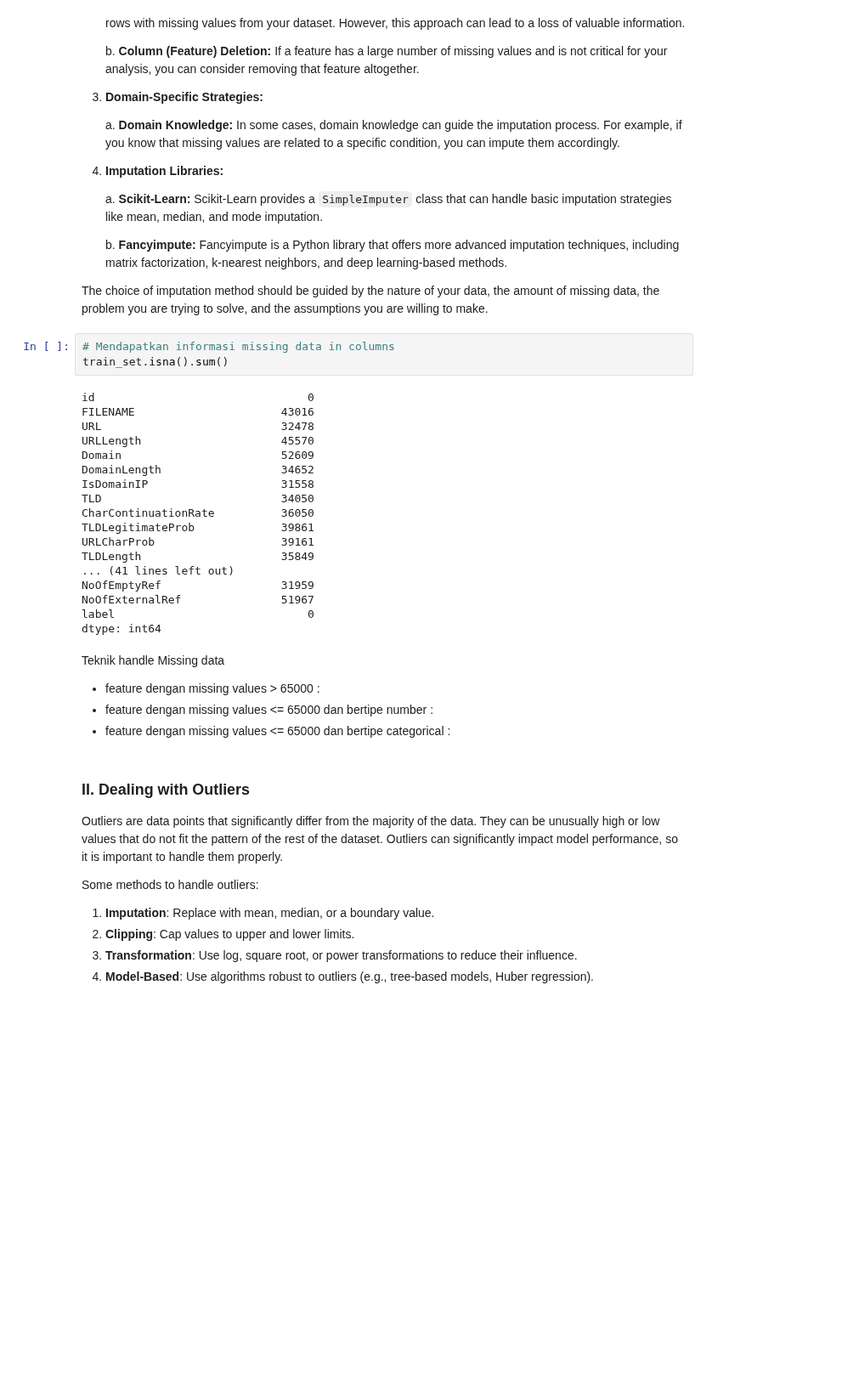
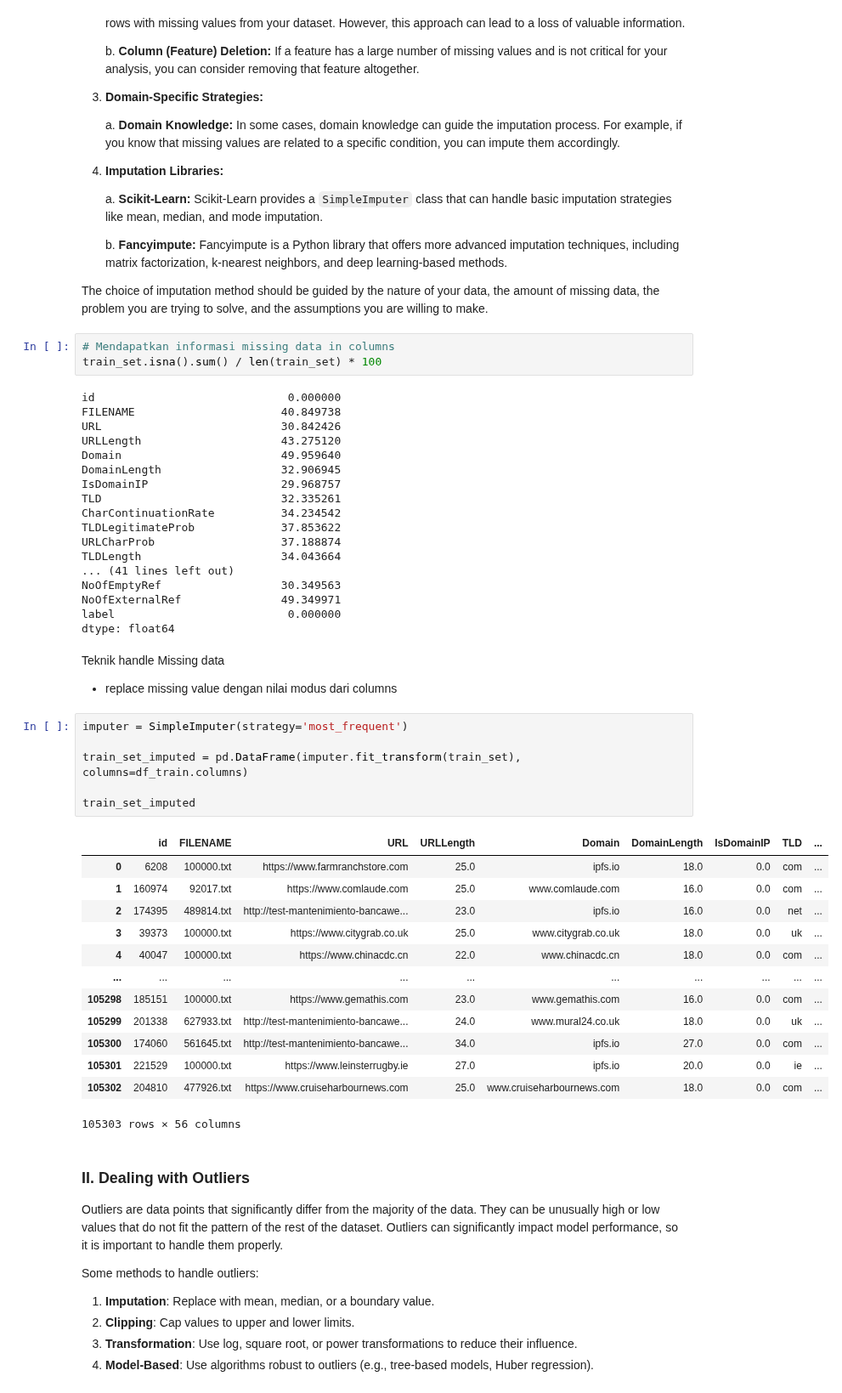
Before and after one commit to wNSYA/Tugas-Besar-2-IF3070-Implementasi-Algoritma-Pembelajaran-Mesin, a Jupyter notebook: src/IF3070_DAI___Tugas_Besar_2_Notebook_Template.ipynb, the cells around one changed output. Shown at 85% size. Drawn from its saved outputs; the diff is of its cells as text; blank space fills up the shorter version.

Commit message:
handle missing data

```diff
--- a/src/IF3070_DAI___Tugas_Besar_2_Notebook_Template.ipynb
+++ b/src/IF3070_DAI___Tugas_Besar_2_Notebook_Template.ipynb
@@ -98,30 +111,48 @@ Missing data can adversely affect the performance and accuracy of machine learni
 The choice of imputation method should be guided by the nature of your data, the amount of missing data, the problem you are trying to solve, and the assumptions you are willing to make.
 # %%
 # Mendapatkan informasi missing data in columns
-train_set.isna().sum()
+train_set.isna().sum() / len(train_set) * 100
 # %% [output]
-id                                0
-FILENAME                      43016
-URL                           32478
-URLLength                     45570
-Domain                        52609
-DomainLength                  34652
-IsDomainIP                    31558
-TLD                           34050
-CharContinuationRate          36050
-TLDLegitimateProb             39861
-URLCharProb                   39161
-TLDLength                     35849
+id                             0.000000
+FILENAME                      40.849738
+URL                           30.842426
+URLLength                     43.275120
+Domain                        49.959640
+DomainLength                  32.906945
+IsDomainIP                    29.968757
+TLD                           32.335261
+CharContinuationRate          34.234542
+TLDLegitimateProb             37.853622
+URLCharProb                   37.188874
+TLDLength                     34.043664
 ... (41 lines left out)
-NoOfEmptyRef                  31959
-NoOfExternalRef               51967
-label                             0
-dtype: int64
+NoOfEmptyRef                  30.349563
+NoOfExternalRef               49.349971
+label                          0.000000
+dtype: float64
-# %% [markdown]
-Teknik handle Missing data
-- feature dengan missing values > 65000 :
-- feature dengan missing values <= 65000 dan bertipe number :
-- feature dengan missing values <= 65000 dan bertipe categorical :
+# %% [markdown]
+Teknik handle Missing data
+- replace missing value dengan nilai modus dari columns
+# %%
+imputer = SimpleImputer(strategy='most_frequent')
+
+train_set_imputed = pd.DataFrame(imputer.fit_transform(train_set), columns=df_train.columns)
+
+train_set_imputed
+# %% [output]
+|  | id | FILENAME | URL | URLLength | Domain | DomainLength | IsDomainIP | TLD | ... |
+| 0 | 6208 | 100000.txt | https://www.farmranchstore.com | 25.0 | ipfs.io | 18.0 | 0.0 | com | ... |
+| 1 | 160974 | 92017.txt | https://www.comlaude.com | 25.0 | www.comlaude.com | 16.0 | 0.0 | com | ... |
+| 2 | 174395 | 489814.txt | http://test-mantenimiento-bancawe... | 23.0 | ipfs.io | 16.0 | 0.0 | net | ... |
+| 3 | 39373 | 100000.txt | https://www.citygrab.co.uk | 25.0 | www.citygrab.co.uk | 18.0 | 0.0 | uk | ... |
+| 4 | 40047 | 100000.txt | https://www.chinacdc.cn | 22.0 | www.chinacdc.cn | 18.0 | 0.0 | com | ... |
+| ... | ... | ... | ... | ... | ... | ... | ... | ... | ... |
+| 105298 | 185151 | 100000.txt | https://www.gemathis.com | 23.0 | www.gemathis.com | 16.0 | 0.0 | com | ... |
+| 105299 | 201338 | 627933.txt | http://test-mantenimiento-bancawe... | 24.0 | www.mural24.co.uk | 18.0 | 0.0 | uk | ... |
+| 105300 | 174060 | 561645.txt | http://test-mantenimiento-bancawe... | 34.0 | ipfs.io | 27.0 | 0.0 | com | ... |
+| 105301 | 221529 | 100000.txt | https://www.leinsterrugby.ie | 27.0 | ipfs.io | 20.0 | 0.0 | ie | ... |
+| 105302 | 204810 | 477926.txt | https://www.cruiseharbournews.com | 25.0 | www.cruiseharbournews.com | 18.0 | 0.0 | com | ... |
+105303 rows × 56 columns
 # %% [markdown]
 ### II. Dealing with Outliers
 
```
Also changed, not shown: parts of 3 cells of this notebook.
